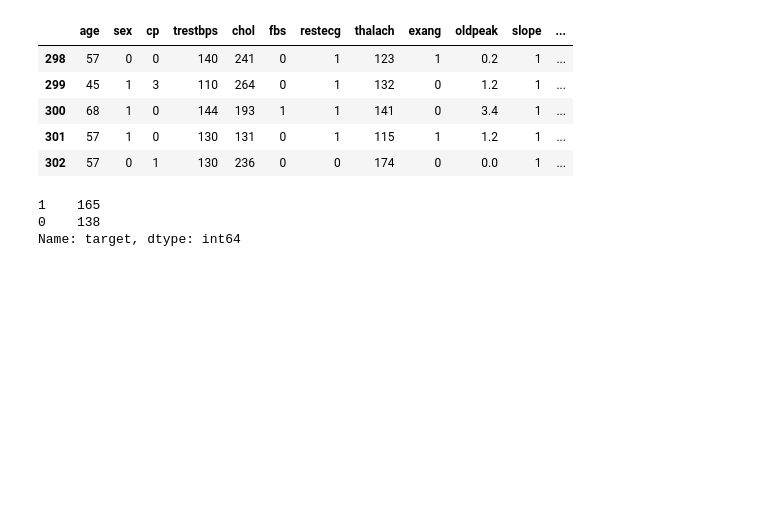
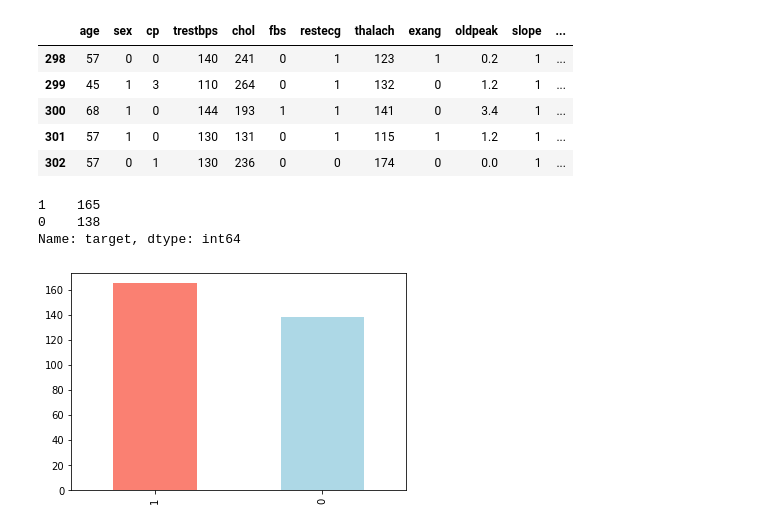
Before and after one commit to cwg7/heart-disease-classification, a Jupyter notebook: classification-project-1.ipynb, the cells around one changed output. Saved outputs shown, nothing was run; the diff lists cells and outputs as text; code cells hidden in the pictures; blank space fills up the shorter version.

```diff
--- a/classification-project-1.ipynb
+++ b/classification-project-1.ipynb
@@ -146,3 +146,7 @@ df["target"].value_counts()
 1    165
 0    138
 Name: target, dtype: int64
+# %%
+df["target"].value_counts().plot(kind="bar", color=["salmon", "lightblue"]);
+# %% [output]
+[figure, added]
```
Also changed, not shown: parts of 4 cells of this notebook.
